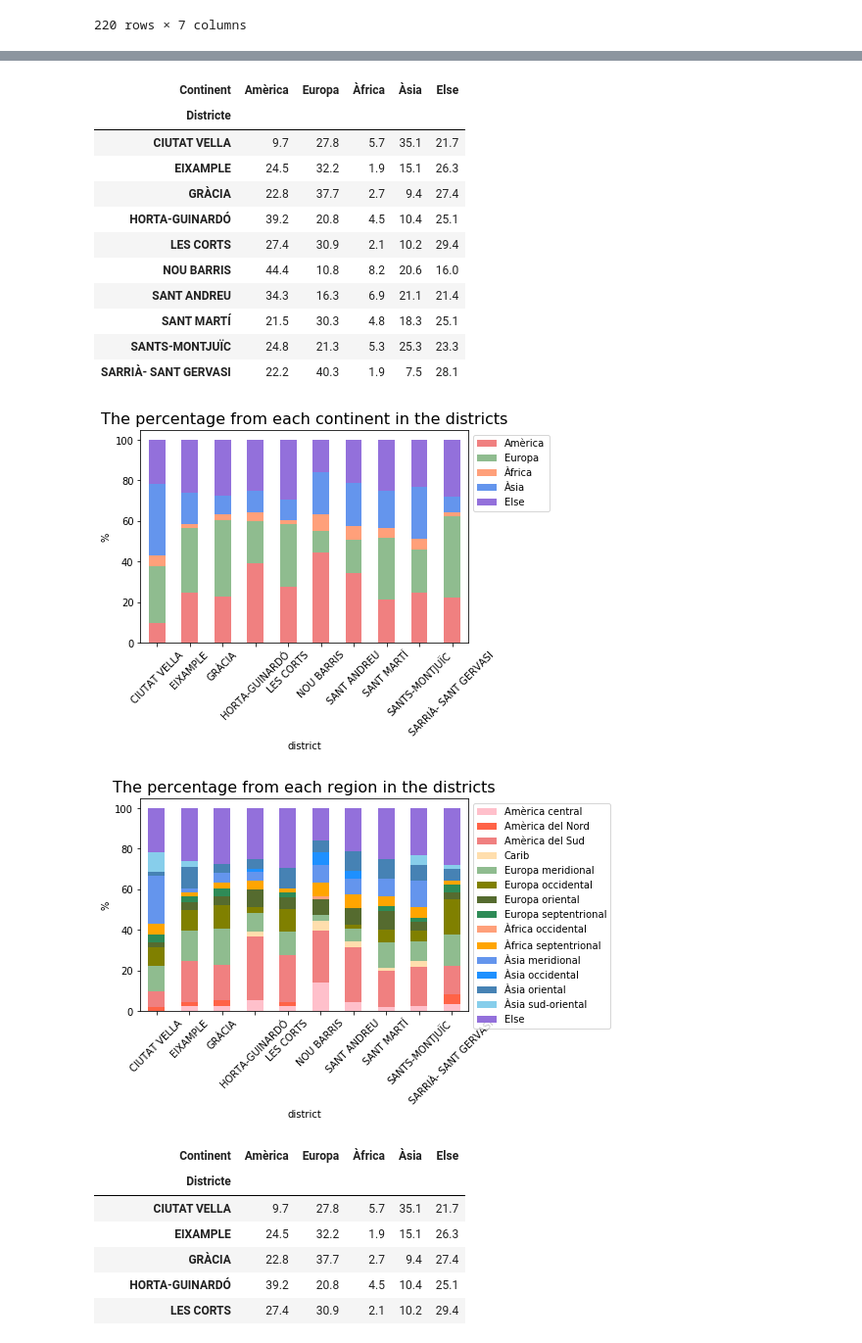
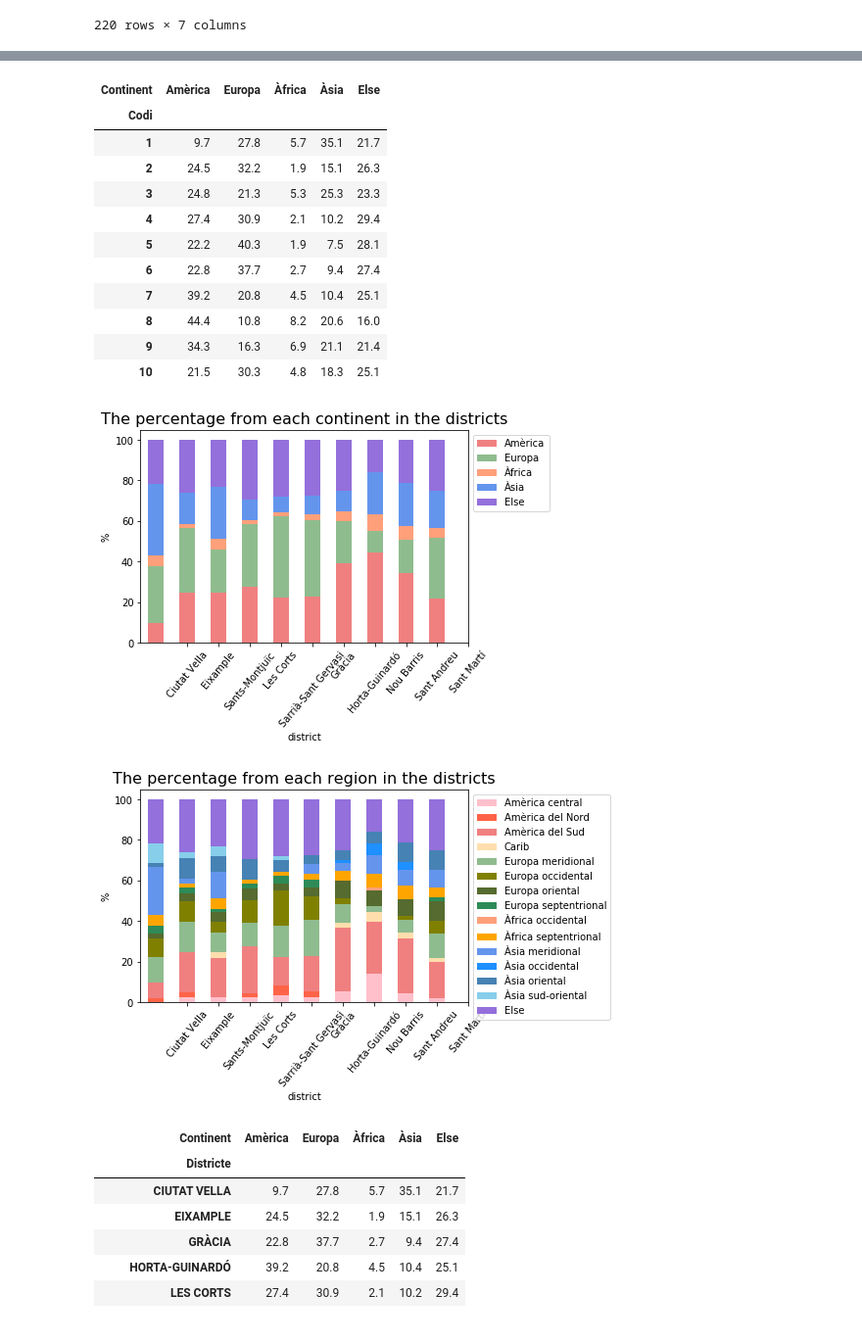
Before and after one commit to yuchiahung/Barcelona-data, a Jupyter notebook: Barcelona_data.ipynb, the cells around one changed output, grey strips where cells are left out. Shown at 98% size. Saved outputs shown, nothing was run; the diff lists cells and outputs as text; code cells hidden in the pictures.

```diff
--- a/Barcelona_data.ipynb
+++ b/Barcelona_data.ipynb
@@ -516,56 +516,56 @@ estrangera
 # cleaning the data by region and continent
 nacionalitat_region = nacionalitat_distri_c.groupby(['Codi', 'Districte', 'Regio'])[['%']].sum()
 nacionalitat_region.reset_index(inplace=True)
-nacionalitat_region = nacionalitat_region.pivot(index= 'Districte', columns='Regio', values='%')
+nacionalitat_region = nacionalitat_region.pivot(index= 'Codi', columns='Regio', values='%')
 nacionalitat_region.fillna(0, inplace=True)
 nacionalitat_region['Else']= 100 - nacionalitat_region.sum(axis=1)
 
 
 nacionalitat_continent = nacionalitat_distri_c.groupby(['Codi', 'Districte', 'Continent'])[['%']].sum()
 nacionalitat_continent.reset_index(inplace=True)
-nacionalitat_continent = nacionalitat_continent.pivot(index= 'Districte', columns='Continent', values='%')
+nacionalitat_continent = nacionalitat_continent.pivot(index= 'Codi', columns='Continent', values='%')
 nacionalitat_continent['Else']= 100 - nacionalitat_continent.sum(axis=1)
 
 #nacionalitat_region
 nacionalitat_continent
 # %% [output]
 | Continent | Amèrica | Europa | Àfrica | Àsia | Else |
-| Districte |  |  |  |  |  |
-| CIUTAT VELLA | 9.7 | 27.8 | 5.7 | 35.1 | 21.7 |
-| EIXAMPLE | 24.5 | 32.2 | 1.9 | 15.1 | 26.3 |
-| GRÀCIA | 22.8 | 37.7 | 2.7 | 9.4 | 27.4 |
-| HORTA-GUINARDÓ | 39.2 | 20.8 | 4.5 | 10.4 | 25.1 |
-| LES CORTS | 27.4 | 30.9 | 2.1 | 10.2 | 29.4 |
-| NOU BARRIS | 44.4 | 10.8 | 8.2 | 20.6 | 16.0 |
-| SANT ANDREU | 34.3 | 16.3 | 6.9 | 21.1 | 21.4 |
-| SANT MARTÍ | 21.5 | 30.3 | 4.8 | 18.3 | 25.1 |
-| SANTS-MONTJUÏC | 24.8 | 21.3 | 5.3 | 25.3 | 23.3 |
-| SARRIÀ- SANT GERVASI | 22.2 | 40.3 | 1.9 | 7.5 | 28.1 |
+| Codi |  |  |  |  |  |
+| 1 | 9.7 | 27.8 | 5.7 | 35.1 | 21.7 |
+| 2 | 24.5 | 32.2 | 1.9 | 15.1 | 26.3 |
+| 3 | 24.8 | 21.3 | 5.3 | 25.3 | 23.3 |
+| 4 | 27.4 | 30.9 | 2.1 | 10.2 | 29.4 |
+| 5 | 22.2 | 40.3 | 1.9 | 7.5 | 28.1 |
+| 6 | 22.8 | 37.7 | 2.7 | 9.4 | 27.4 |
+| 7 | 39.2 | 20.8 | 4.5 | 10.4 | 25.1 |
+| 8 | 44.4 | 10.8 | 8.2 | 20.6 | 16.0 |
+| 9 | 34.3 | 16.3 | 6.9 | 21.1 | 21.4 |
+| 10 | 21.5 | 30.3 | 4.8 | 18.3 | 25.1 |
 # %%
 # plot the percentage from each continent in the districts
 color_c = ['lightcoral', 'darkseagreen', 'lightsalmon', 'cornflowerblue', 'mediumpurple']
 nacionalitat_continent.plot(kind='bar', stacked=True, color=color_c)
-plt.xticks(rotation = 45)
+plt.xticks(nacionalitat_continent.index, dist_barri.iloc[:,1].values, rotation = 50)
 plt.legend(nacionalitat_continent.columns, loc='upper left', bbox_to_anchor=(1.,1.))
 plt.xlabel('district')
 plt.ylabel('%')
 plt.title('The percentage from each continent in the districts', fontsize=16)
 plt.show()
 # %% [output]
-[figure, old version]
+[figure, new version]
 # %%
 # plot the percentage from each region in the districts
 color_r = ['pink', 'tomato', 'lightcoral', 'navajowhite', 'darkseagreen', 'olive', 'darkolivegreen', 'seagreen', 'lightsalmon','orange','cornflowerblue', 'dodgerblue', 'steelblue', 'skyblue', 'mediumpurple']
 nacionalitat_region.plot(kind='bar', stacked=True, color=color_r)
-plt.xticks(rotation = 45)
+plt.xticks(nacionalitat_region.index, dist_barri.iloc[:,1].values, rotation = 50)
 plt.legend(nacionalitat_region.columns, loc='upper left', bbox_to_anchor=(1.,1.))
 plt.xlabel('district')
 plt.ylabel('%')
 plt.title('The percentage from each region in the districts', fontsize=16)
 
 plt.show()
 # %% [output]
-[figure, old version]
+[figure, new version]
 # %%
 # 2018 rent per m2 in 10 districts
 m2_2018 = district_mean_price_p[('Preu', 'per_m2')]
```
Also changed, not shown: parts of 5 cells of this notebook, 2 other files.
